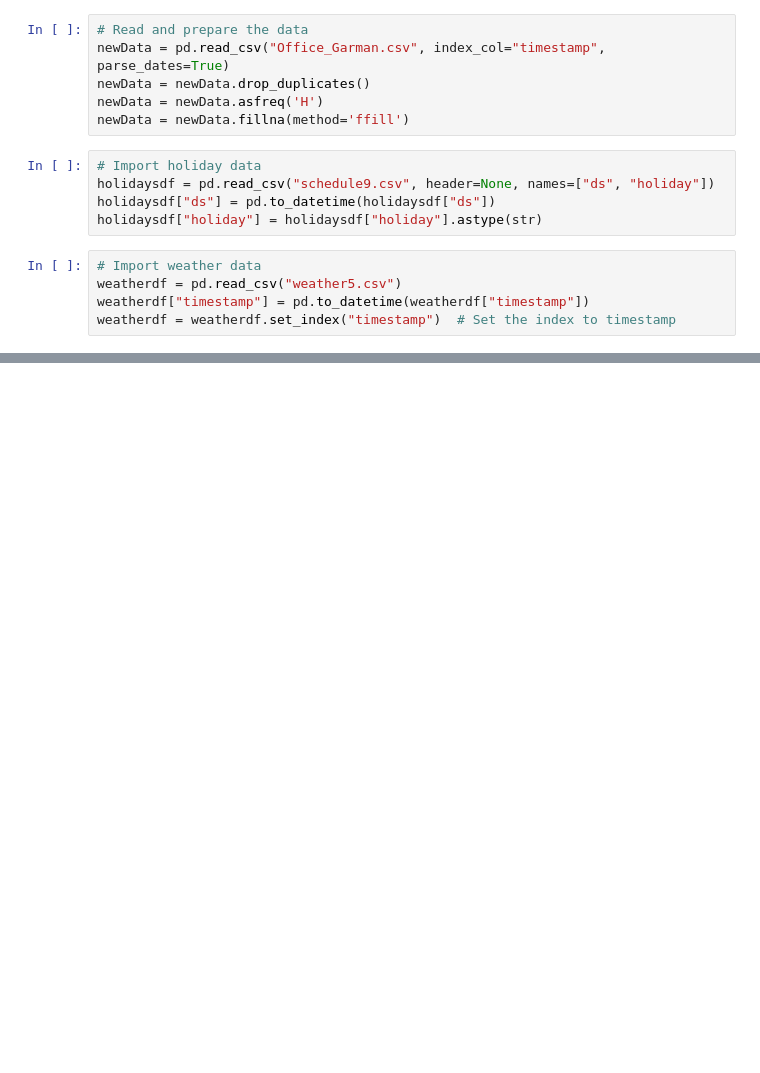
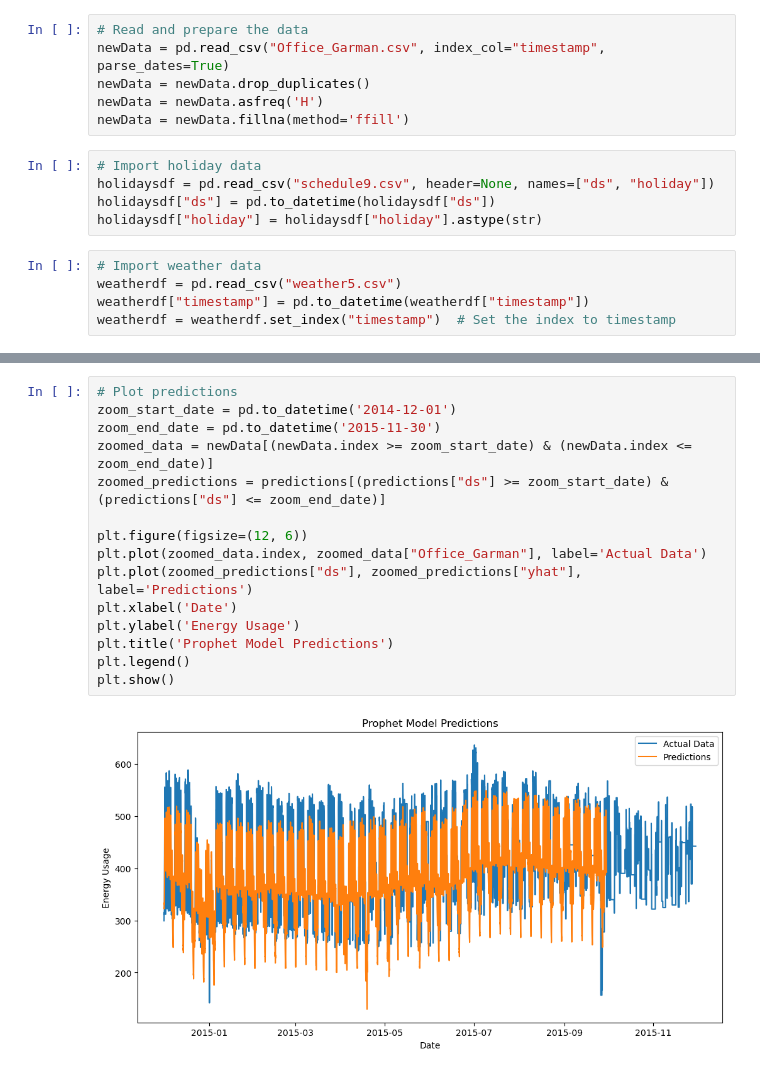
Before and after one commit to climaco-sarmiento/my-phd-project, a Jupyter notebook: model-studies/PROPHET5.ipynb, the cells around one changed output, grey strips where cells are left out. Saved outputs shown, nothing was run; the diff lists cells and outputs as text; blank space fills up the shorter version.

```diff
--- a/model-studies/PROPHET5.ipynb
+++ b/model-studies/PROPHET5.ipynb
@@ -55 +132,18 @@ plt.show()
+# %%
+# Plot predictions
+zoom_start_date = pd.to_datetime('2014-12-01')
+zoom_end_date = pd.to_datetime('2015-11-30')
+zoomed_data = newData[(newData.index >= zoom_start_date) & (newData.index <= zoom_end_date)]
+zoomed_predictions = predictions[(predictions["ds"] >= zoom_start_date) & (predictions["ds"] <= zoom_end_date)]
+
+plt.figure(figsize=(12, 6))
+plt.plot(zoomed_data.index, zoomed_data["Office_Garman"], label='Actual Data')
+plt.plot(zoomed_predictions["ds"], zoomed_predictions["yhat"], label='Predictions')
+plt.xlabel('Date')
+plt.ylabel('Energy Usage')
+plt.title('Prophet Model Predictions')
+plt.legend()
+plt.show()
+# %% [output]
+[figure, added]
 # %%
```
Also changed, not shown: parts of 11 cells of this notebook.
